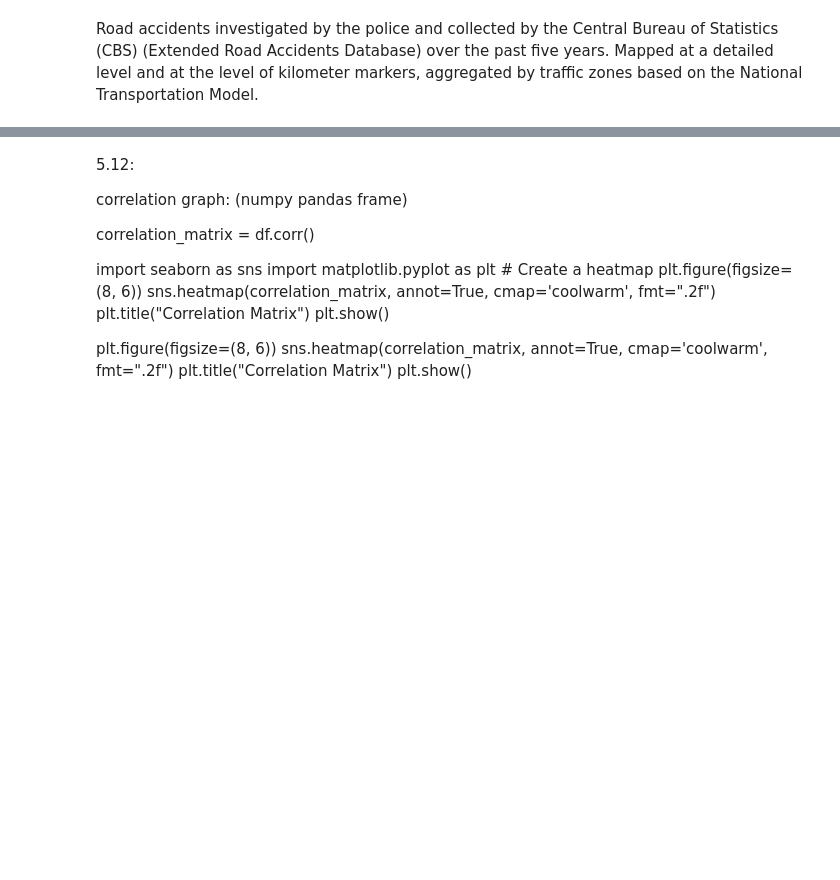
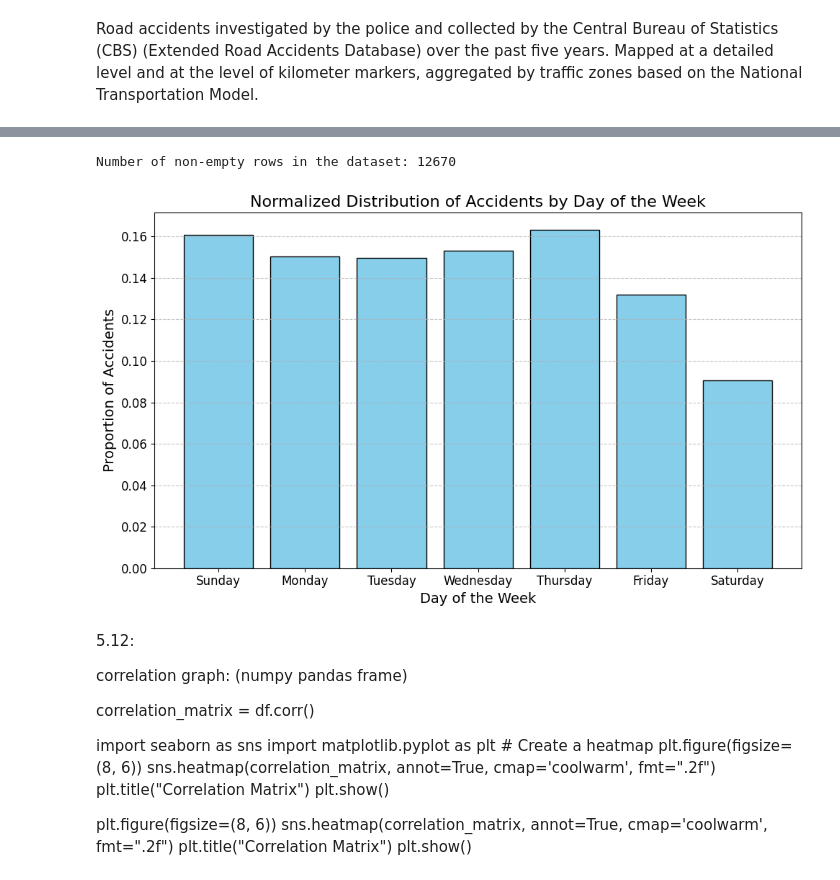
Before and after one commit to zaurusman/Project-RideShare, a Jupyter notebook: project_rIdeshare.ipynb, the cells around one changed output, grey strips where cells are left out. Saved outputs shown, nothing was run; the diff lists cells and outputs as text; code cells hidden in the pictures; blank space fills up the shorter version.

```diff
--- a/project_rIdeshare.ipynb
+++ b/project_rIdeshare.ipynb
@@ -148,7 +191,7 @@ import pandas as pd
 import matplotlib.pyplot as plt
 
 # Path to the new file (in Colab, you can use the file upload feature or mount Google Drive)
-file_path = '/content/drive/MyDrive/data_sets_rideshare/data_accidents_israel_by_year/2019/data_2019.csv'  # Replace with your file path
+file_path = './Datasets/data_accidents_israel_by_year/2019/data_2019.csv'  # Replace with your file path
 
 # Load the dataset
 data = pd.read_csv(file_path)
@@ -167,36 +210,39 @@ days_mapping = {
     2: "Monday",
     3: "Tuesday",
     4: "Wednesday",
     5: "Thursday",
     6: "Friday",
     7: "Saturday"
 }
 data['Day_Name'] = data['YOM_BASHAVUA'].map(days_mapping)
 
 # Count occurrences for each day
 day_counts = data['Day_Name'].value_counts().reindex(days_mapping.values(), fill_value=0)
 
 # Normalize the values for distribution (0 to 1)
 day_distribution = day_counts / day_counts.sum()
 
 # Plot the distribution graph
 plt.figure(figsize=(10, 6))
 plt.bar(day_distribution.index, day_distribution.values, edgecolor='black', color='skyblue')
 plt.title('Normalized Distribution of Accidents by Day of the Week', fontsize=16)
 plt.xlabel('Day of the Week', fontsize=14)
 plt.ylabel('Proportion of Accidents', fontsize=14)
 plt.xticks(fontsize=12)
 plt.yticks(fontsize=12)
 plt.grid(axis='y', linestyle='--', alpha=0.7)
 plt.tight_layout()
 
 # Save the plot (optional)
-output_path = '/content/drive/MyDrive/data_sets_rideshare/distributions/weekly_accidents_distribution.png'  # Replace with your desired path
-plt.savefig(output_path)
-print(f"Graph saved at: {output_path}")
+# output_path = '/content/drive/MyDrive/data_sets_rideshare/distributions/weekly_accidents_distribution.png'  # Replace with your desired path
+# plt.savefig(output_path)
+# print(f"Graph saved at: {output_path}")
 
 # Show the graph
 plt.show()
+# %% [output]
+Number of non-empty rows in the dataset: 12670
+[figure, added]
 # %% [markdown]
 5.12:
 
```
Also changed, not shown: parts of 9 cells of this notebook.
